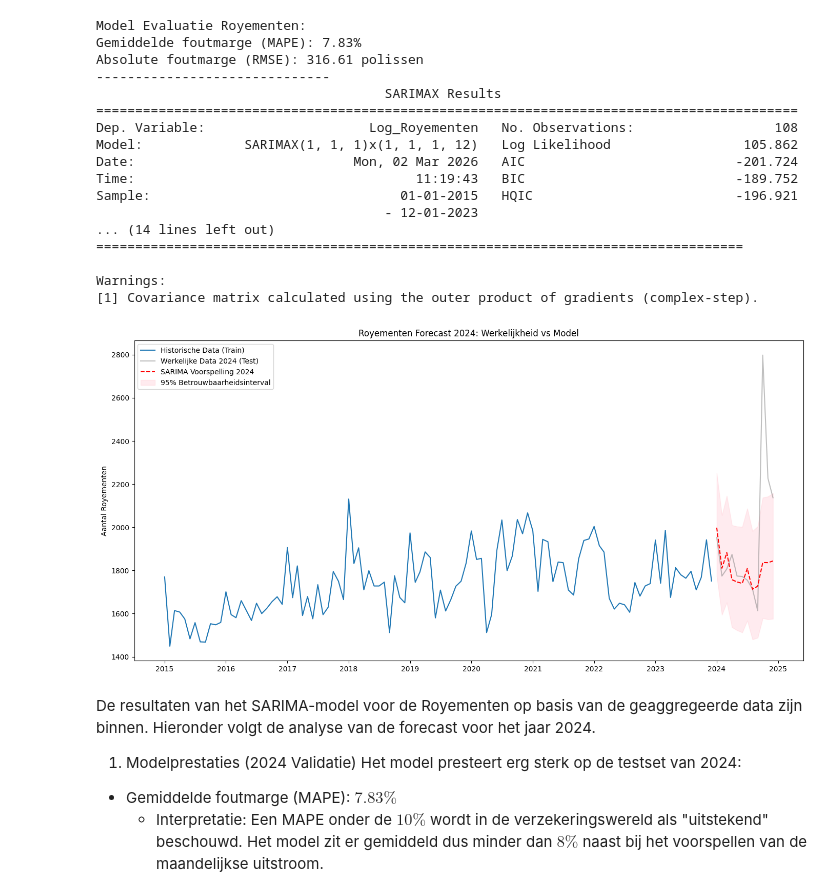
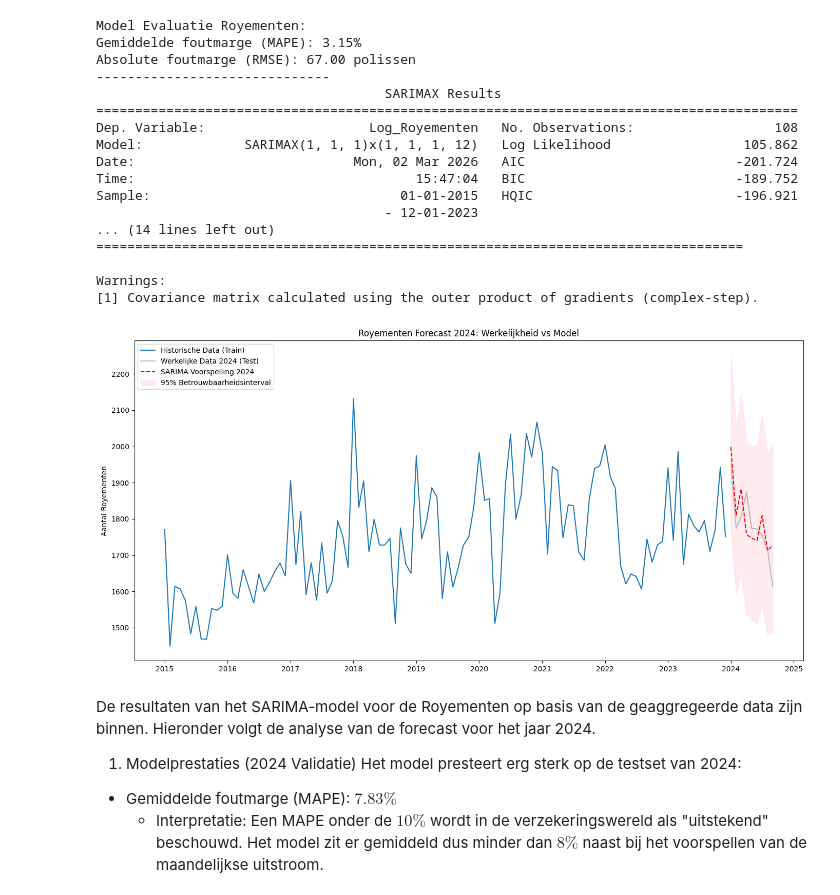
Before and after one commit to wmvanhuis/MADS-ML-Graduation_Project_Bovemij, a Jupyter notebook: notebooks/timeseries/model timeseries royementen.ipynb, the cells around one changed output. Cells and saved outputs as stored; diff of their text form; code cells hidden in the pictures.

```diff
--- a/notebooks/timeseries/model timeseries royementen.ipynb
+++ b/notebooks/timeseries/model timeseries royementen.ipynb
@@ -15,7 +15,7 @@ df.index.freq = 'MS'
 
 # 1. Splitsen in Train en Test
 train = df[:'2023-12-01']
-test = df['2024-01-01':'2024-12-01']
+test = df['2024-01-01':'2024-09-01']
 
 target_col = 'Log_Royementen'
 
@@ -49,37 +49,37 @@ plt.fill_between(forecast_final.index, lower_bound, upper_bound, color='pink', a
 plt.title('Royementen Forecast 2024: Werkelijkheid vs Model')
 plt.ylabel('Aantal Royementen')
 plt.legend()
 plt.tight_layout()
 #plt.savefig('royementen_forecast_2024.png')
 
 # 6. Evaluatie scores
 mape = mean_absolute_percentage_error(actual_final, forecast_final)
 rmse = np.sqrt(mean_squared_error(actual_final, forecast_final))
 
 print(f"Model Evaluatie Royementen:")
 print(f"Gemiddelde foutmarge (MAPE): {mape:.2%}")
 print(f"Absolute foutmarge (RMSE): {rmse:.2f} polissen")
 print("-" * 30)
 print(model_fit.summary())
 # %% [output]
 Model Evaluatie Royementen:
-Gemiddelde foutmarge (MAPE): 7.83%
-Absolute foutmarge (RMSE): 316.61 polissen
+Gemiddelde foutmarge (MAPE): 3.15%
+Absolute foutmarge (RMSE): 67.00 polissen
 ------------------------------
                                      SARIMAX Results
 ==========================================================================================
 Dep. Variable:                     Log_Royementen   No. Observations:                  108
 Model:             SARIMAX(1, 1, 1)x(1, 1, 1, 12)   Log Likelihood                 105.862
 Date:                            Mon, 02 Mar 2026   AIC                           -201.724
-Time:                                    11:19:43   BIC                           -189.752
+Time:                                    15:47:04   BIC                           -189.752
 Sample:                                01-01-2015   HQIC                          -196.921
                                      - 12-01-2023
 ... (14 lines left out)
 ===================================================================================
 
 Warnings:
 [1] Covariance matrix calculated using the outer product of gradients (complex-step).
-[figure, old version]
+[figure, new version]
 # %% [markdown]
 De resultaten van het SARIMA-model voor de Royementen op basis van de geaggregeerde data zijn binnen. Hieronder volgt de analyse van de forecast voor het jaar 2024.
 1. Modelprestaties (2024 Validatie)
```
Also changed, not shown: parts of 2 cells of this notebook, 3 other files.
